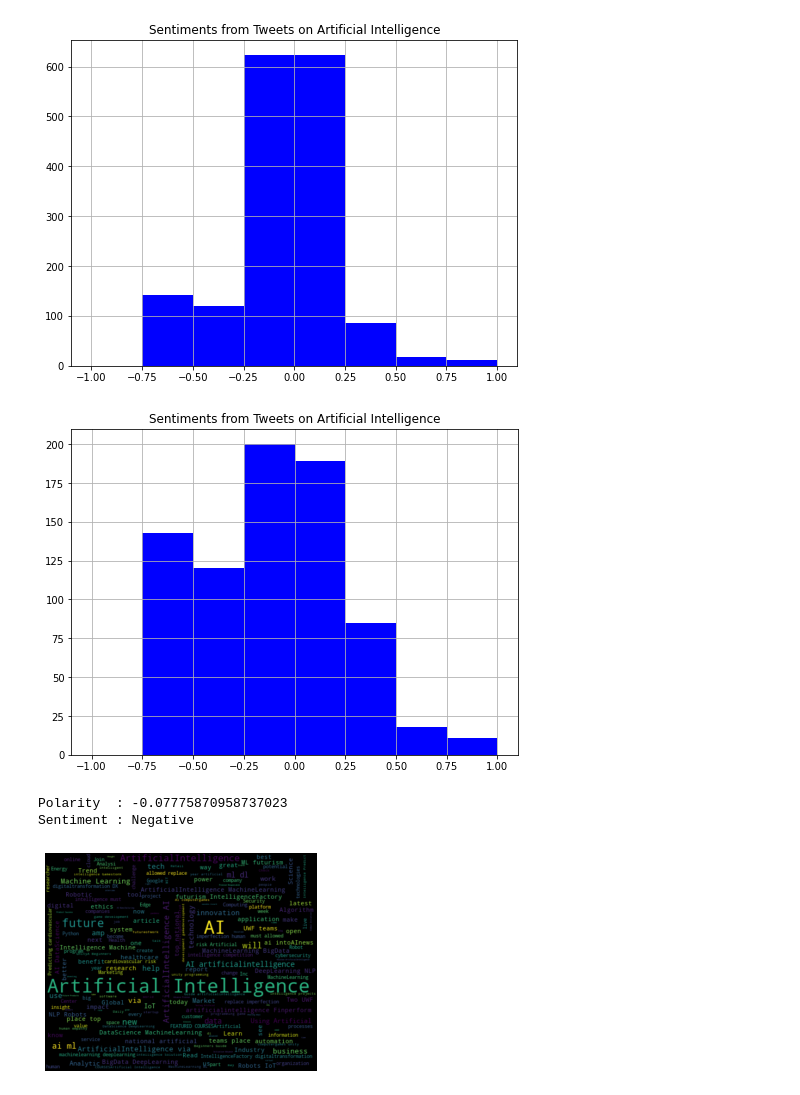
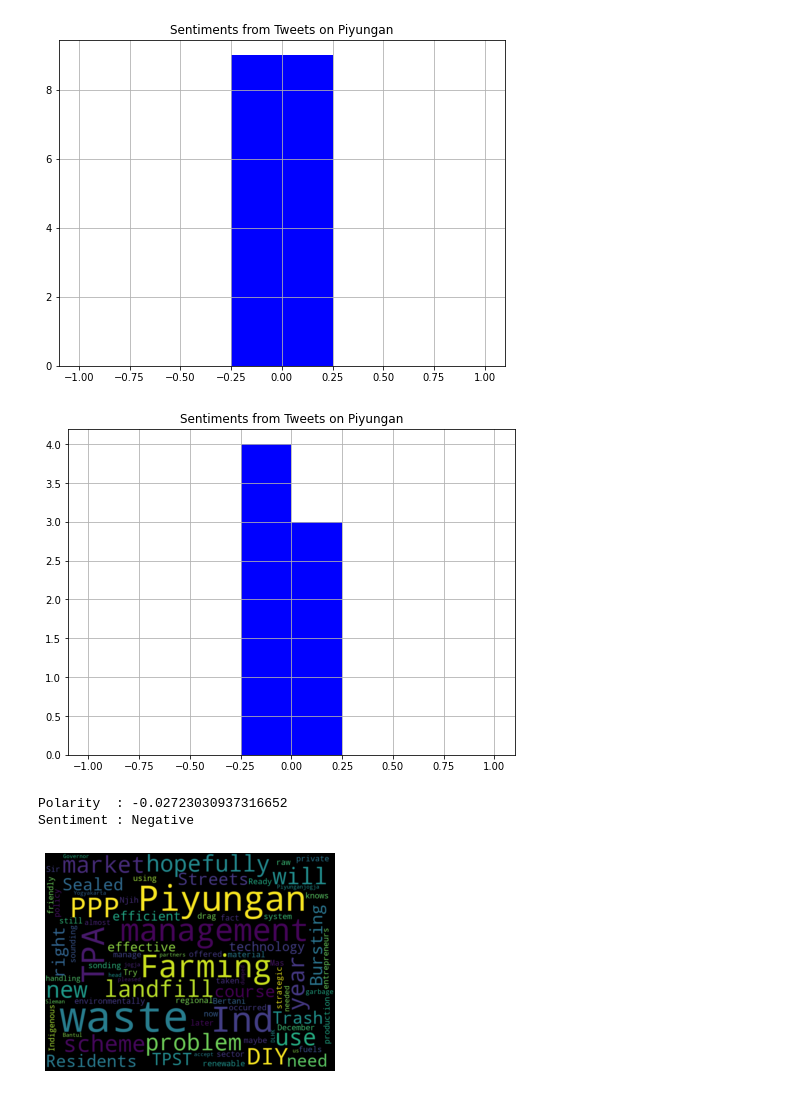
Before and after one commit to adhityaprimandhika/Check-People-Sentiment-with-Tweepy, a Jupyter notebook: Sentiment_Analysis.ipynb, the cells around one changed output. Saved outputs shown, nothing was run; the diff lists cells and outputs as text; code cells hidden in the pictures.

Commit message:
make the tweet translated into english before creating the textblob object

```diff
--- a/Sentiment_Analysis.ipynb
+++ b/Sentiment_Analysis.ipynb
@@ -22,18 +22,26 @@ api = tw.API(auth, wait_on_rate_limit=True)
 # Remove urls function
 def remove_url(txt):
   return " ".join(re.sub("([^0-9A-Za-z \t])|(\w+:\/\/\S+)", "", txt).split())
+
+# Cleaning tweet functions
+def clean_text(text):
+  text = re.sub("@[A-Za-z0-9]+", "", text) # Remove @mentions
+  text = re.sub("#", "", text) # Remove '#'
+  text = re.sub("RT[\s]+", "", text) # remove RT
+  text = re.sub("https?:\/\/\S+", "", text) # Remove hyperlink
+  return text
 # %%
 # Create custom search and define the number of tweets
-search_custom = "#ai OR #artificialintelligence articial OR intelligence OR future -filter:retweets"
+search_custom = "#piyungan OR sampah piyungan OR sampah OR #tpstpiyungan OR tpst OR piyungan OR tpst piyungan -filter:retweets"
 
 # Taking the tweets
 raw_tweets = tw.Cursor(api.search,
                        q=search_custom,
-                       lang='en',
-                       since='2021-01-01',
-                       tweet_mode="extended").items(1000)
+                       lang='id',
+                       since='2020-12-01',
+                       tweet_mode="extended").items(2000)
 
 # Removing url on raw_tweets
-raw_tweets_no_urls = [remove_url(raw_tweet.full_text) for raw_tweet in raw_tweets]
-raw_tweets_no_urls[:10]
+clean_raw_tweets = [remove_url(clean_text(raw_tweet.full_text)) for raw_tweet in raw_tweets]
+clean_raw_tweets[:10]
 # %% [output]
@@ -57,0 +57,11 @@ sentiment_objects[0].polarity, sentiment_objects[0]
+# %%
+# Create textblob object from clean_raw_tweets and translate into english
+from googletrans import Translator
+translator = Translator()
+sentiment_objects = []
+for clean_raw_tweet in clean_raw_tweets:
+  tr = translator.translate(clean_raw_tweet, dest="en")
+  blob = TextBlob(tr.text)
+  sentiment_objects.append(blob)
+
+sentiment_objects[0].polarity, sentiment_objects[0]
@@ -106,10 +116,10 @@ sentiment_df.hist(bins=[-1, -0.75, -0.5, -0.25, 0.25, 0.5, 0.75, 1],
              ax=ax,
              color="blue")
 
-plt.title("Sentiments from Tweets on Artificial Intelligence")
+plt.title("Sentiments from Tweets on Piyungan")
 plt.show()
 # %% [output]
-[figure, old version]
+[figure, new version]
 # %%
 # Remove polarity values equal to zero
 sentiment_df = sentiment_df[sentiment_df.Polarity != 0]
@@ -121,10 +131,10 @@ sentiment_df.hist(bins=[-1, -0.75, -0.5, -0.25, 0.0, 0.25, 0.5, 0.75, 1],
              ax=ax,
              color="blue")
 
-plt.title("Sentiments from Tweets on Artificial Intelligence")
+plt.title("Sentiments from Tweets on Piyungan")
 plt.show()
 # %% [output]
-[figure, old version]
+[figure, new version]
 # %%
 # Get polarity values and get the sentiment from the tweets
 total_polarity = 0
@@ -137,21 +147,21 @@ total_polarity /= len(sentiment_objects)
 
 if(total_polarity > 0):
   sentiment = "Positive"
-else:
+elif(total_polarity < 0):
   sentiment = "Negative"
 
 print("Polarity  : " + str(total_polarity))
 print("Sentiment : " + sentiment)
 # %% [output]
-Polarity  : -0.07775870958737023
+Polarity  : -0.02723030937316652
 Sentiment : Negative
 # %%
 # Plot the word cloud
 allWords = " ".join([tweet for tweet in sentiment_df["Tweet"]])
-wordcloud = WordCloud(width = 500, height = 400, random_state = 21, max_font_size = 119).generate(allWords)
+wordcloud = WordCloud(width = 800, height = 600, random_state = 21, max_font_size = 119).generate(allWords)
 
 plt.imshow(wordcloud, interpolation = "bilinear")
 plt.axis("off")
 plt.show()
 # %% [output]
-[figure, old version]
+[figure, new version]
```
Also changed, not shown: parts of 5 cells of this notebook.
